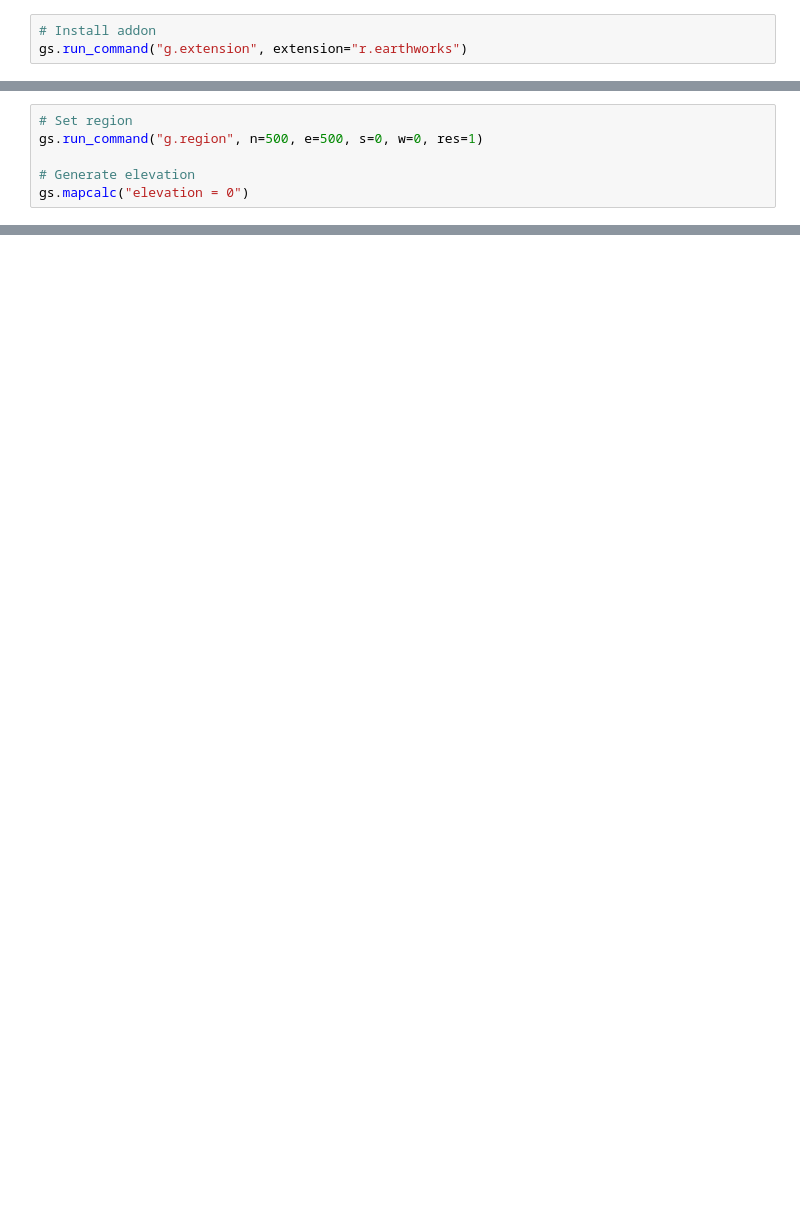
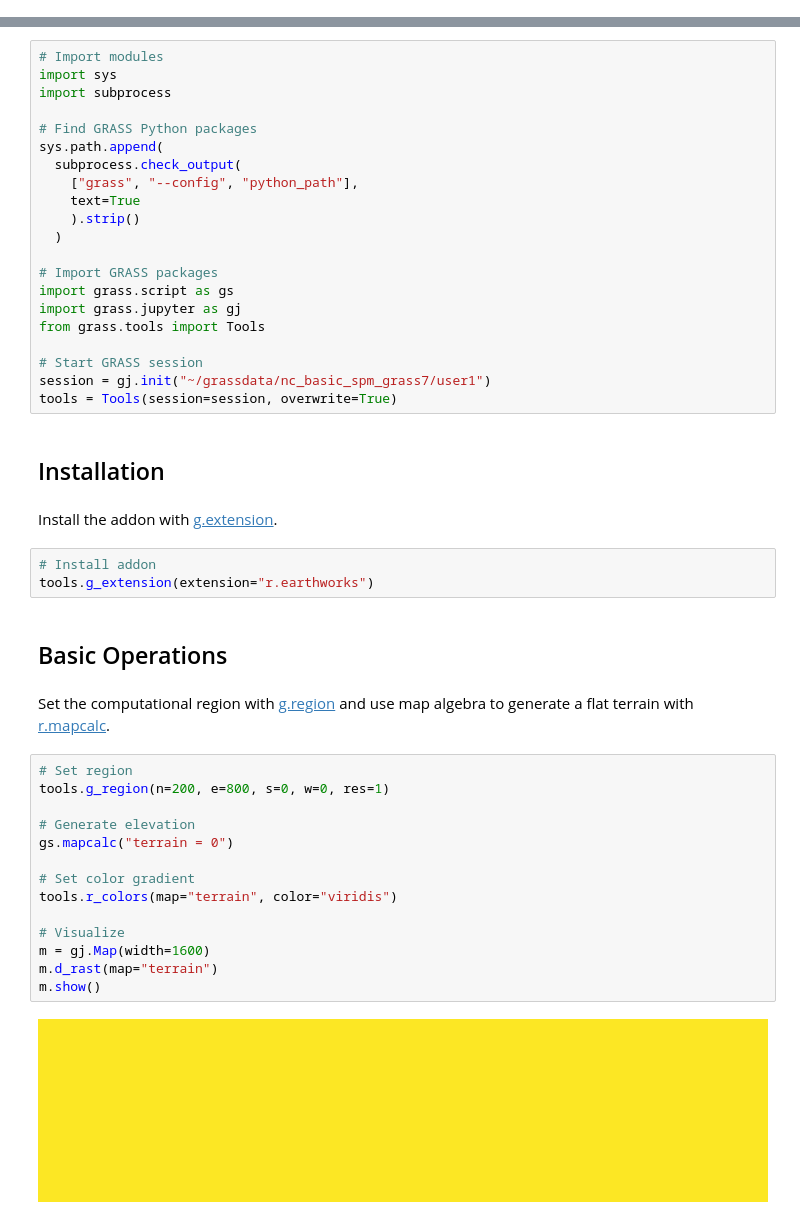
Before and after one commit to baharmon/r.earthworks, a Jupyter notebook: r_earthworks.ipynb, the cells around one changed output, grey strips where cells are left out. Saved outputs shown, nothing was run; the diff lists cells and outputs as text; blank space fills up the shorter version.

Commit message:
update for grass tools

```diff
--- a/r_earthworks.ipynb
+++ b/r_earthworks.ipynb
@@ -26,3 +0,0 @@ Install the addon.
-# %%
-# Install addon
-gs.run_command("g.extension", extension="r.earthworks")
@@ -33,6 +0,0 @@ Set the computational region and generate a flat terrain with map algebra.
-# %%
-# Set region
-gs.run_command("g.region", n=500, e=500, s=0, w=0, res=1)
-
-# Generate elevation
-gs.mapcalc("elevation = 0")
@@ -176,0 +7,48 @@ map3d.show()
+# %%
+# Import modules
+import sys
+import subprocess
+
+# Find GRASS Python packages
+sys.path.append(
+  subprocess.check_output(
+    ["grass", "--config", "python_path"],
+    text=True
+    ).strip()
+  )
+
+# Import GRASS packages
+import grass.script as gs
+import grass.jupyter as gj
+from grass.tools import Tools
+
+# Start GRASS session
+session = gj.init("~/grassdata/nc_basic_spm_grass7/user1")
+tools = Tools(session=session, overwrite=True)
+# %% [markdown]
+## Installation
+# %% [markdown]
+Install the addon with [g.extension](https://grass.osgeo.org/grass-stable/manuals/g.extension.html).
+# %%
+# Install addon
+tools.g_extension(extension="r.earthworks")
+# %% [markdown]
+## Basic Operations
+# %% [markdown]
+Set the computational region with [g.region](https://grass.osgeo.org/grass-stable/manuals/g.region.html) and use map algebra to generate a flat terrain with [r.mapcalc](https://grass.osgeo.org/grass-stable/manuals/r.mapcalc.html).
+# %%
+# Set region
+tools.g_region(n=200, e=800, s=0, w=0, res=1)
+
+# Generate elevation
+gs.mapcalc("terrain = 0")
+
+# Set color gradient
+tools.r_colors(map="terrain", color="viridis")
+
+# Visualize
+m = gj.Map(width=1600)
+m.d_rast(map="terrain")
+m.show()
+# %% [output]
+[figure, added]
```
Also changed, not shown: parts of 43 cells of this notebook, 12 other files.
